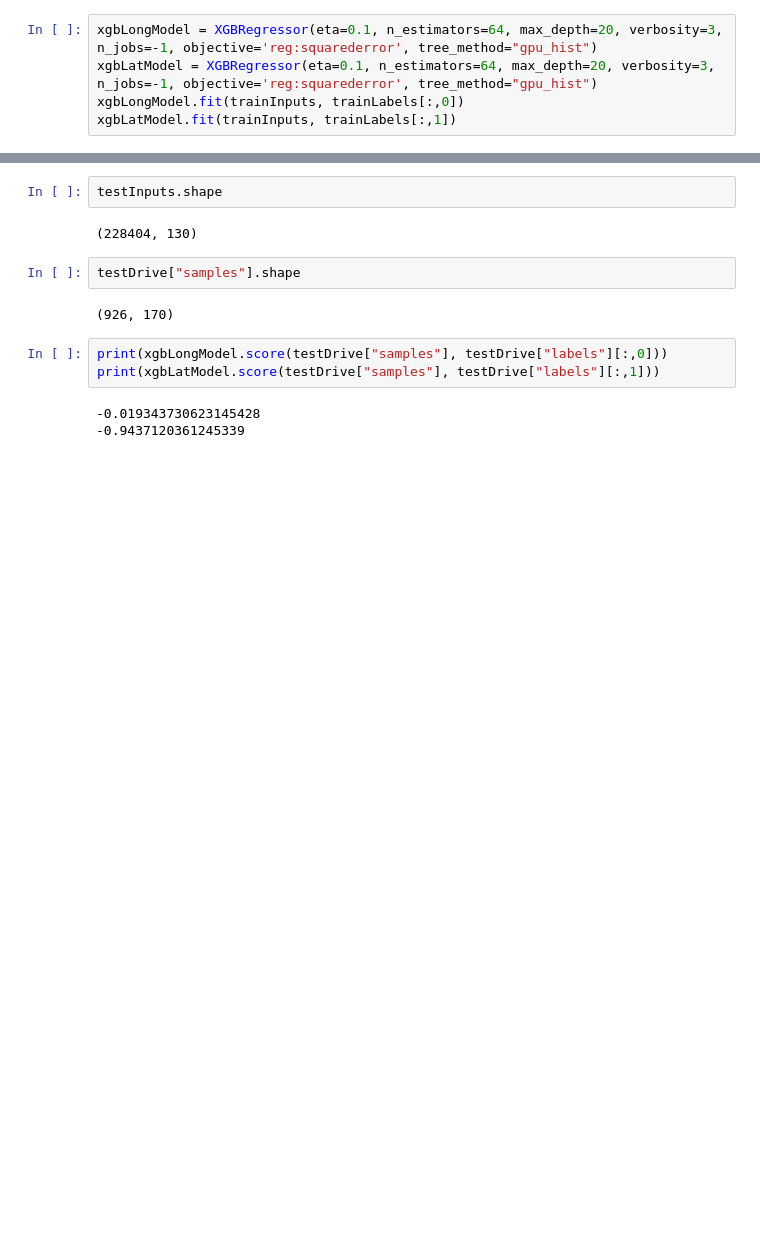
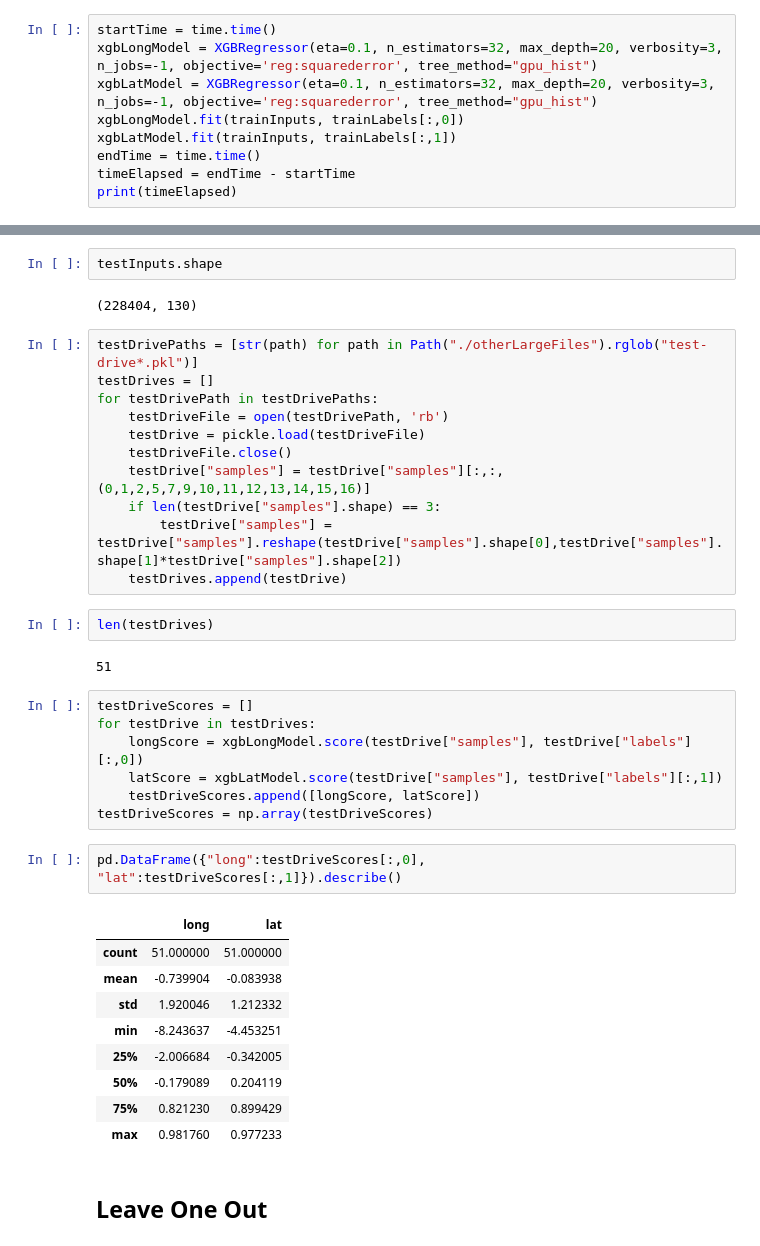
Before and after one commit to isaacwasserman/CATVehicleEDT, a Jupyter notebook: isaacsRandomForest.ipynb, the cells around one changed output, grey strips where cells are left out. Cells and saved outputs as stored; diff of their text form; blank space fills up the shorter version.

```diff
--- a/isaacsRandomForest.ipynb
+++ b/isaacsRandomForest.ipynb
@@ -96,8 +98,12 @@ building tree 10 of 64[Parallel(n_jobs=-1)]: Done   2 tasks      | elapsed:  1.1
 [Parallel(n_jobs=-1)]: Done  64 out of  64 | elapsed:  7.9min finished
 RandomForestRegressor(max_depth=50, n_estimators=64, n_jobs=-1, verbose=100)
 # %%
-xgbLongModel = XGBRegressor(eta=0.1, n_estimators=64, max_depth=20, verbosity=3, n_jobs=-1, objective='reg:squarederror', tree_method="gpu_hist")
-xgbLatModel = XGBRegressor(eta=0.1, n_estimators=64, max_depth=20, verbosity=3, n_jobs=-1, objective='reg:squarederror', tree_method="gpu_hist")
+startTime = time.time()
+xgbLongModel = XGBRegressor(eta=0.1, n_estimators=32, max_depth=20, verbosity=3, n_jobs=-1, objective='reg:squarederror', tree_method="gpu_hist")
+xgbLatModel = XGBRegressor(eta=0.1, n_estimators=32, max_depth=20, verbosity=3, n_jobs=-1, objective='reg:squarederror', tree_method="gpu_hist")
 xgbLongModel.fit(trainInputs, trainLabels[:,0])
 xgbLatModel.fit(trainInputs, trainLabels[:,1])
+endTime = time.time()
+timeElapsed = endTime - startTime
+print(timeElapsed)
 # %% [output]
@@ -197,12 +200,38 @@ testInputs.shape
 # %% [output]
 (228404, 130)
 # %%
-testDrive["samples"].shape
+testDrivePaths = [str(path) for path in Path("./otherLargeFiles").rglob("test-drive*.pkl")]
+testDrives = []
+for testDrivePath in testDrivePaths:
+    testDriveFile = open(testDrivePath, 'rb')
+    testDrive = pickle.load(testDriveFile)
+    testDriveFile.close()
+    testDrive["samples"] = testDrive["samples"][:,:,(0,1,2,5,7,9,10,11,12,13,14,15,16)]
+    if len(testDrive["samples"].shape) == 3:
+        testDrive["samples"] = testDrive["samples"].reshape(testDrive["samples"].shape[0],testDrive["samples"].shape[1]*testDrive["samples"].shape[2])
+    testDrives.append(testDrive)
-# %% [output]
-(926, 170)
-# %%
-print(xgbLongModel.score(testDrive["samples"], testDrive["labels"][:,0]))
-print(xgbLatModel.score(testDrive["samples"], testDrive["labels"][:,1]))
-# %% [output]
--0.019343730623145428
--0.9437120361245339
+# %%
+len(testDrives)
+# %% [output]
+51
+# %%
+testDriveScores = []
+for testDrive in testDrives:
+    longScore = xgbLongModel.score(testDrive["samples"], testDrive["labels"][:,0])
+    latScore = xgbLatModel.score(testDrive["samples"], testDrive["labels"][:,1])
+    testDriveScores.append([longScore, latScore])
+testDriveScores = np.array(testDriveScores)
+# %%
+pd.DataFrame({"long":testDriveScores[:,0], "lat":testDriveScores[:,1]}).describe()
+# %% [output]
+|  | long | lat |
+| count | 51.000000 | 51.000000 |
+| mean | -0.739904 | -0.083938 |
+| std | 1.920046 | 1.212332 |
+| min | -8.243637 | -4.453251 |
+| 25% | -2.006684 | -0.342005 |
+| 50% | -0.179089 | 0.204119 |
+| 75% | 0.821230 | 0.899429 |
+| max | 0.981760 | 0.977233 |
+# %% [markdown]
+## Leave One Out
```
Also changed, not shown: parts of 8 cells of this notebook, 6 other files.
